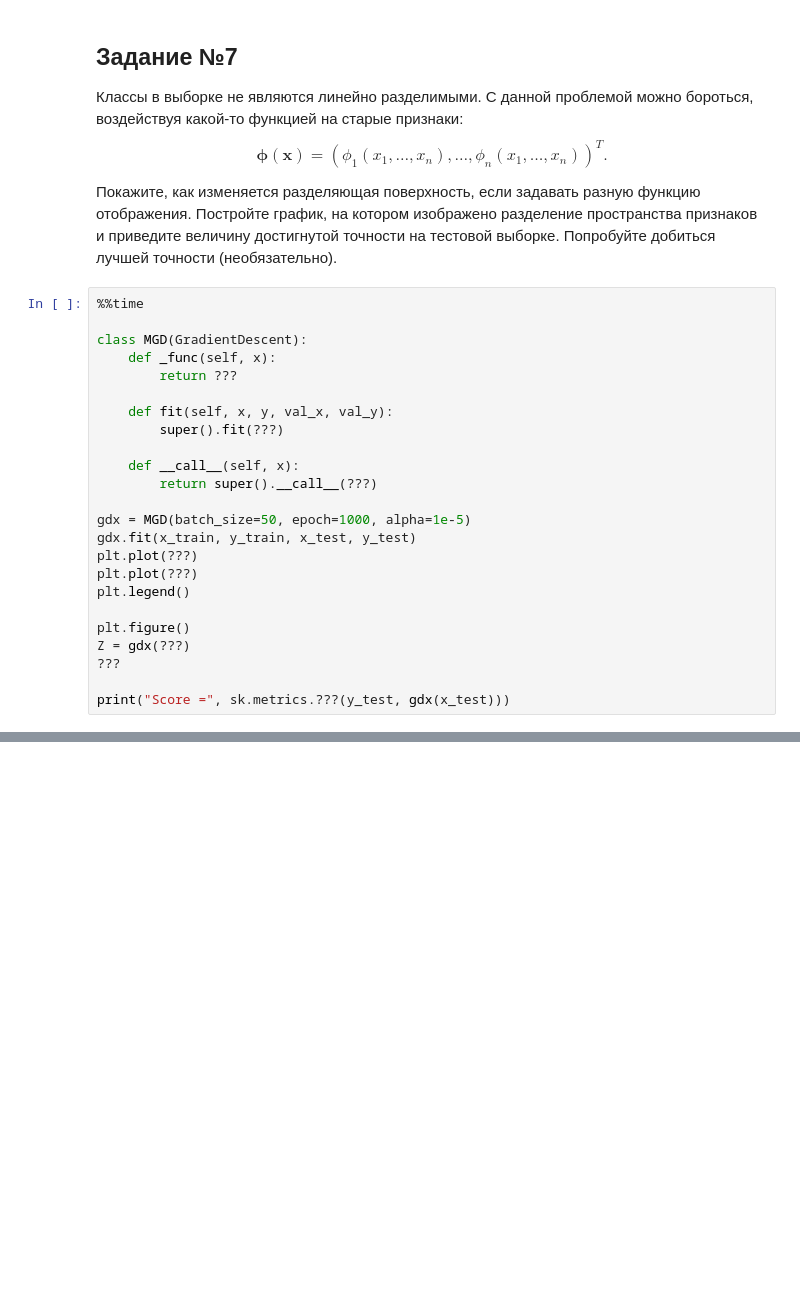
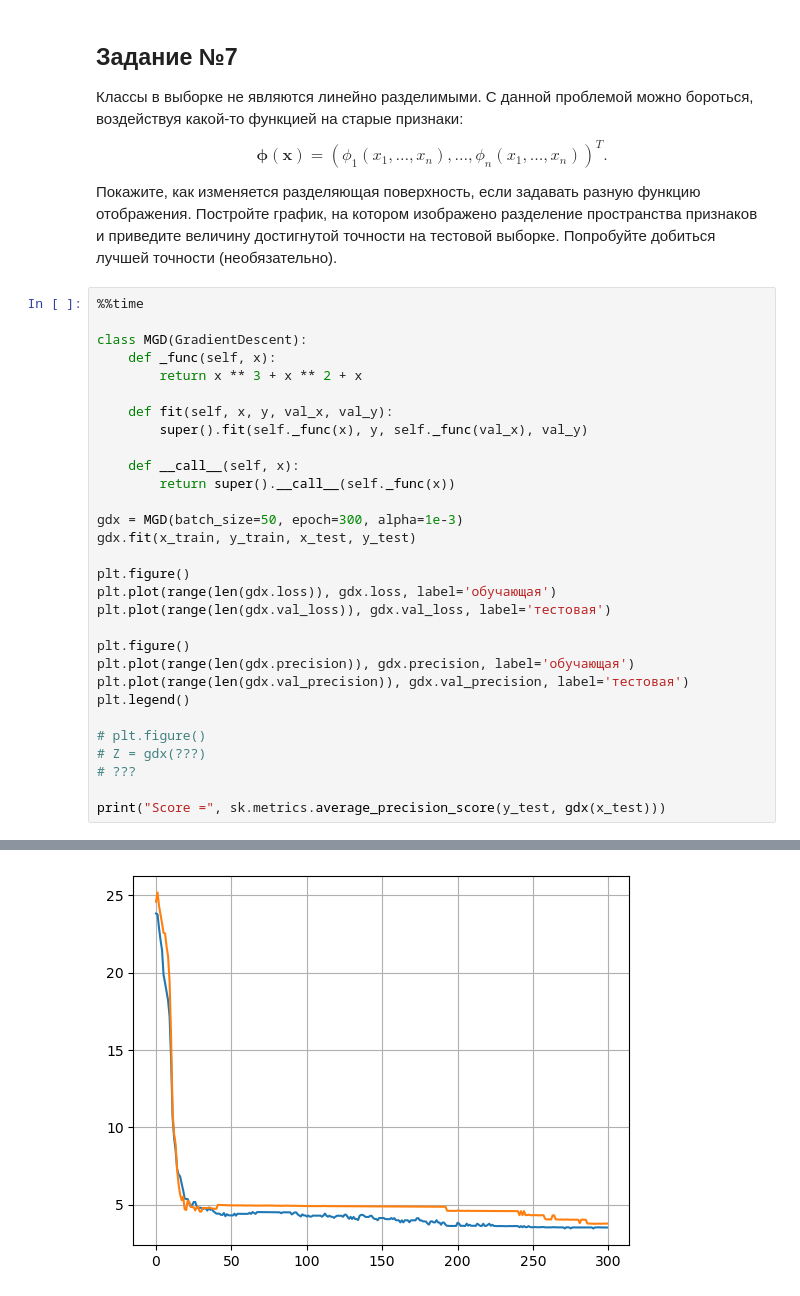
Before and after one commit to murenkov/machine-learning, a Jupyter notebook: lab3.ipynb, the cells around one changed output, grey strips where cells are left out. Drawn from its saved outputs; the diff is of its cells as text; blank space fills up the shorter version.

```diff
--- a/lab3.ipynb
+++ b/lab3.ipynb
@@ -280,22 +337,29 @@ $$
 
 class MGD(GradientDescent):
     def _func(self, x):
-        return ???
+        return x ** 3 + x ** 2 + x
 
     def fit(self, x, y, val_x, val_y):
-        super().fit(???)
+        super().fit(self._func(x), y, self._func(val_x), val_y)
 
     def __call__(self, x):
-        return super().__call__(???)
+        return super().__call__(self._func(x))
 
-gdx = MGD(batch_size=50, epoch=1000, alpha=1e-5)
+gdx = MGD(batch_size=50, epoch=300, alpha=1e-3)
 gdx.fit(x_train, y_train, x_test, y_test)
-plt.plot(???)
-plt.plot(???)
+
+plt.figure()
+plt.plot(range(len(gdx.loss)), gdx.loss, label='обучающая')
+plt.plot(range(len(gdx.val_loss)), gdx.val_loss, label='тестовая')
+
+plt.figure()
+plt.plot(range(len(gdx.precision)), gdx.precision, label='обучающая')
+plt.plot(range(len(gdx.val_precision)), gdx.val_precision, label='тестовая')
 plt.legend()
 
-plt.figure()
-Z = gdx(???)
-???
+# plt.figure()
+# Z = gdx(???)
+# ???
 
-print("Score =", sk.metrics.???(y_test, gdx(x_test)))
+print("Score =", sk.metrics.average_precision_score(y_test, gdx(x_test)))
+# %% [output]
@@ -301,0 +369 @@ print("Score =", sk.metrics.???(y_test, gdx(x_test)))
+[figure, added]
```
Also changed, not shown: parts of 10 cells of this notebook, 9 other files.
